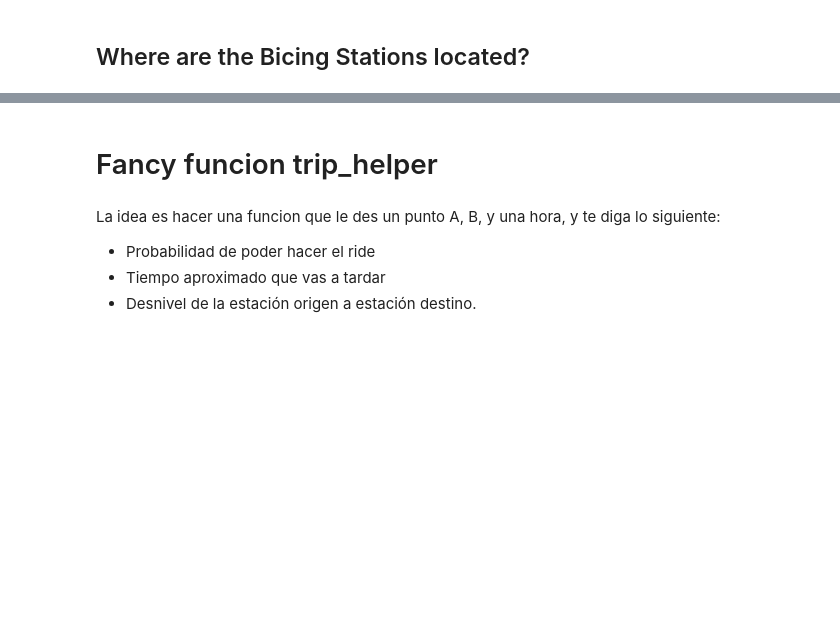
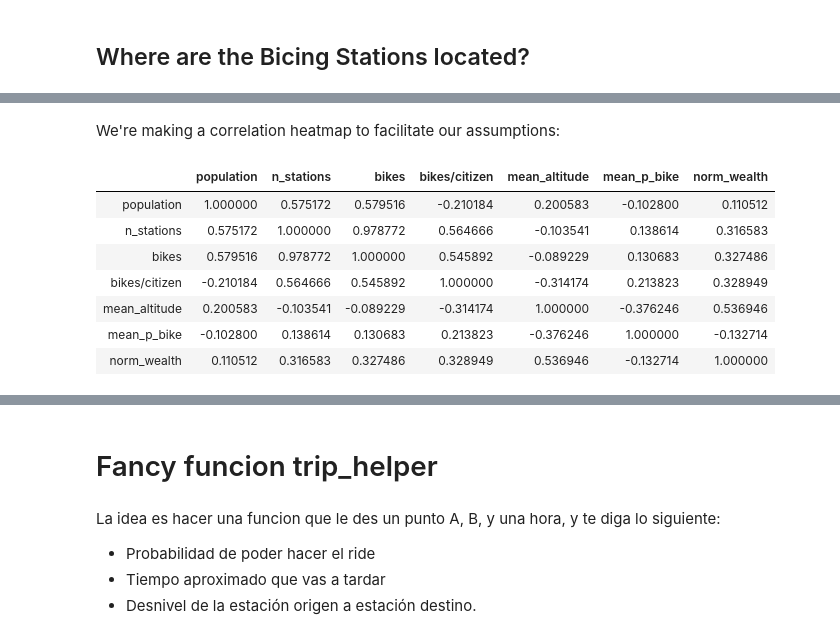
Before and after one commit to ta-datapt-bcn/project-statistical-analysis, a Jupyter notebook: project-current.ipynb, the cells around one changed output, grey strips where cells are left out. Cells and saved outputs as stored; diff of their text form; code cells hidden in the pictures; blank space fills up the shorter version.

```diff
--- a/project-current.ipynb
+++ b/project-current.ipynb
@@ -513,0 +634,13 @@ info.head()
+# %% [markdown]
+We're making a correlation heatmap to facilitate our assumptions:
+# %%
+bcn_data.corr()
+# %% [output]
+|  | population | n_stations | bikes | bikes/citizen | mean_altitude | mean_p_bike | norm_wealth |
+| population | 1.000000 | 0.575172 | 0.579516 | -0.210184 | 0.200583 | -0.102800 | 0.110512 |
+| n_stations | 0.575172 | 1.000000 | 0.978772 | 0.564666 | -0.103541 | 0.138614 | 0.316583 |
+| bikes | 0.579516 | 0.978772 | 1.000000 | 0.545892 | -0.089229 | 0.130683 | 0.327486 |
+| bikes/citizen | -0.210184 | 0.564666 | 0.545892 | 1.000000 | -0.314174 | 0.213823 | 0.328949 |
+| mean_altitude | 0.200583 | -0.103541 | -0.089229 | -0.314174 | 1.000000 | -0.376246 | 0.536946 |
+| mean_p_bike | -0.102800 | 0.138614 | 0.130683 | 0.213823 | -0.376246 | 1.000000 | -0.132714 |
+| norm_wealth | 0.110512 | 0.316583 | 0.327486 | 0.328949 | 0.536946 | -0.132714 | 1.000000 |
```
Also changed, not shown: parts of 46 cells of this notebook, 1 other file.
